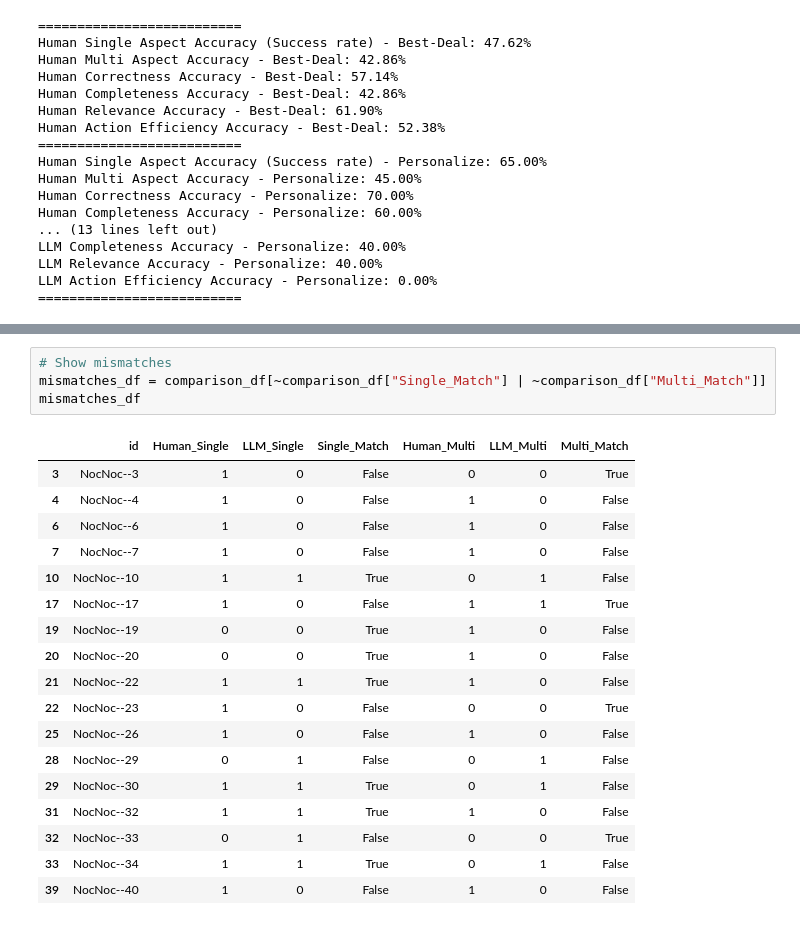
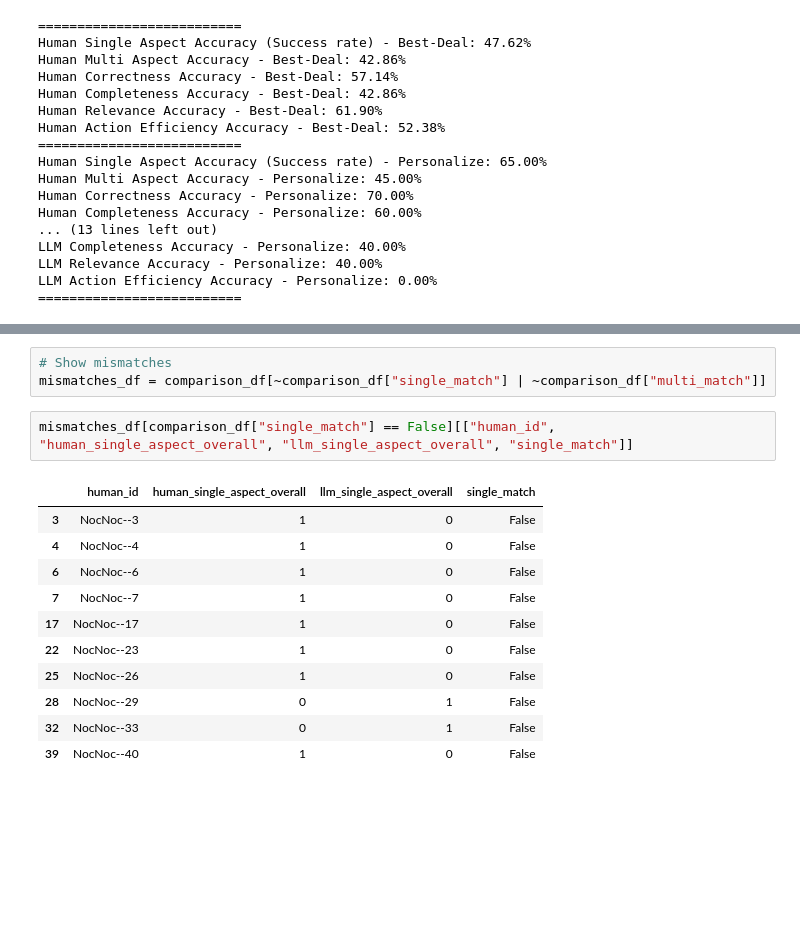
Before and after one commit to yoaperm/WebVoyager, a Jupyter notebook: evaluation/evaluation_report.ipynb, the cells around one changed output, grey strips where cells are left out. Saved outputs shown, nothing was run; the diff lists cells and outputs as text; blank space fills up the shorter version.

```diff
--- a/evaluation/evaluation_report.ipynb
+++ b/evaluation/evaluation_report.ipynb
@@ -330,23 +330,17 @@ Action Efficiency Match: 46.34%
 # %%
 # Show mismatches
-mismatches_df = comparison_df[~comparison_df["Single_Match"] | ~comparison_df["Multi_Match"]]
-mismatches_df
+mismatches_df = comparison_df[~comparison_df["single_match"] | ~comparison_df["multi_match"]]
-# %% [output]
-|  | id | Human_Single | LLM_Single | Single_Match | Human_Multi | LLM_Multi | Multi_Match |
-| 3 | NocNoc--3 | 1 | 0 | False | 0 | 0 | True |
-| 4 | NocNoc--4 | 1 | 0 | False | 1 | 0 | False |
-| 6 | NocNoc--6 | 1 | 0 | False | 1 | 0 | False |
-| 7 | NocNoc--7 | 1 | 0 | False | 1 | 0 | False |
-| 10 | NocNoc--10 | 1 | 1 | True | 0 | 1 | False |
-| 17 | NocNoc--17 | 1 | 0 | False | 1 | 1 | True |
-| 19 | NocNoc--19 | 0 | 0 | True | 1 | 0 | False |
-| 20 | NocNoc--20 | 0 | 0 | True | 1 | 0 | False |
-| 21 | NocNoc--22 | 1 | 1 | True | 1 | 0 | False |
-| 22 | NocNoc--23 | 1 | 0 | False | 0 | 0 | True |
-| 25 | NocNoc--26 | 1 | 0 | False | 1 | 0 | False |
-| 28 | NocNoc--29 | 0 | 1 | False | 0 | 1 | False |
-| 29 | NocNoc--30 | 1 | 1 | True | 0 | 1 | False |
-| 31 | NocNoc--32 | 1 | 1 | True | 1 | 0 | False |
-| 32 | NocNoc--33 | 0 | 1 | False | 0 | 0 | True |
-| 33 | NocNoc--34 | 1 | 1 | True | 0 | 1 | False |
-| 39 | NocNoc--40 | 1 | 0 | False | 1 | 0 | False |
+# %%
+mismatches_df[comparison_df["single_match"] == False][["human_id", "human_single_aspect_overall", "llm_single_aspect_overall", "single_match"]]
+# %% [output]
+|  | human_id | human_single_aspect_overall | llm_single_aspect_overall | single_match |
+| 3 | NocNoc--3 | 1 | 0 | False |
+| 4 | NocNoc--4 | 1 | 0 | False |
+| 6 | NocNoc--6 | 1 | 0 | False |
+| 7 | NocNoc--7 | 1 | 0 | False |
+| 17 | NocNoc--17 | 1 | 0 | False |
+| 22 | NocNoc--23 | 1 | 0 | False |
+| 25 | NocNoc--26 | 1 | 0 | False |
+| 28 | NocNoc--29 | 0 | 1 | False |
+| 32 | NocNoc--33 | 0 | 1 | False |
+| 39 | NocNoc--40 | 1 | 0 | False |
```
Also changed, not shown: parts of 4 cells of this notebook.
